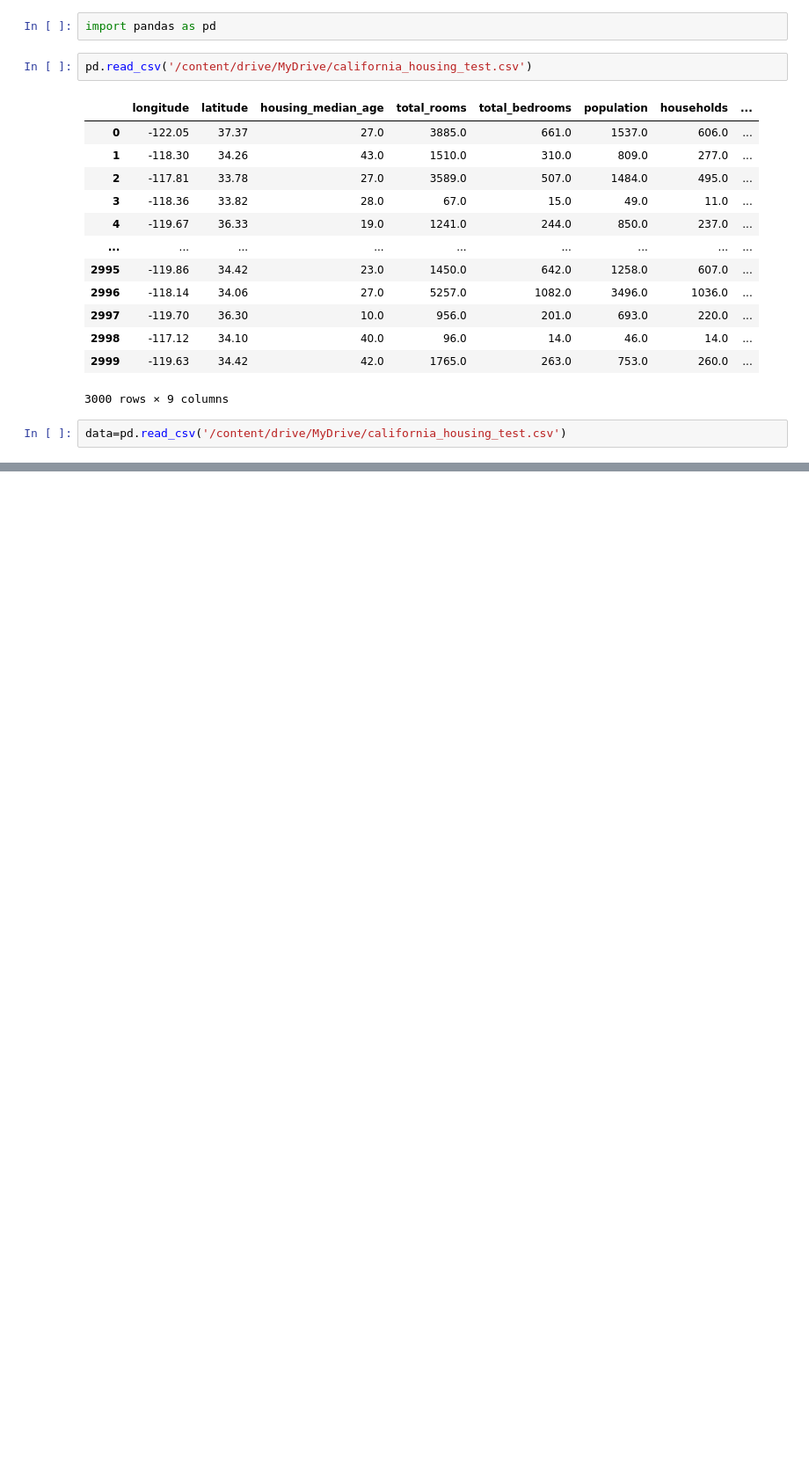
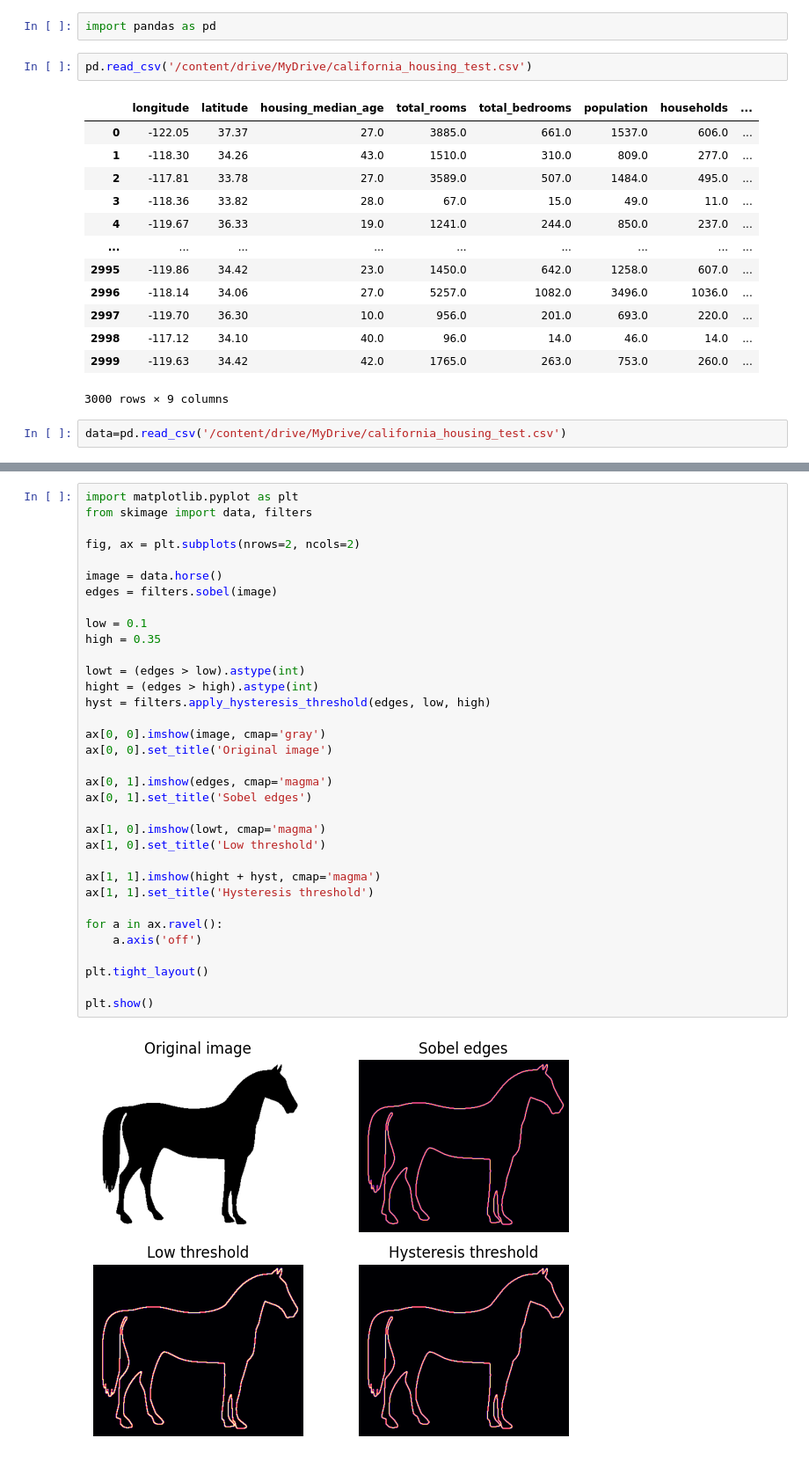
Before and after one commit to Kaustubh308/DeepLearningLab, a Jupyter notebook: DLLab1.ipynb, the cells around one changed output, grey strips where cells are left out. Shown at 88% size. Cells and saved outputs as stored; diff of their text form; blank space fills up the shorter version.

```diff
--- a/DLLab1.ipynb
+++ b/DLLab1.ipynb
@@ -34,0 +65,36 @@ data.describe()
+# %%
+import matplotlib.pyplot as plt
+from skimage import data, filters
+
+fig, ax = plt.subplots(nrows=2, ncols=2)
+
+image = data.horse()
+edges = filters.sobel(image)
+
+low = 0.1
+high = 0.35
+
+lowt = (edges > low).astype(int)
+hight = (edges > high).astype(int)
+hyst = filters.apply_hysteresis_threshold(edges, low, high)
+
+ax[0, 0].imshow(image, cmap='gray')
+ax[0, 0].set_title('Original image')
+
+ax[0, 1].imshow(edges, cmap='magma')
+ax[0, 1].set_title('Sobel edges')
+
+ax[1, 0].imshow(lowt, cmap='magma')
+ax[1, 0].set_title('Low threshold')
+
+ax[1, 1].imshow(hight + hyst, cmap='magma')
+ax[1, 1].set_title('Hysteresis threshold')
+
+for a in ax.ravel():
+    a.axis('off')
+
+plt.tight_layout()
+
+plt.show()
+# %% [output]
+[figure, added]
```
Also changed, not shown: parts of 1 cell of this notebook.
